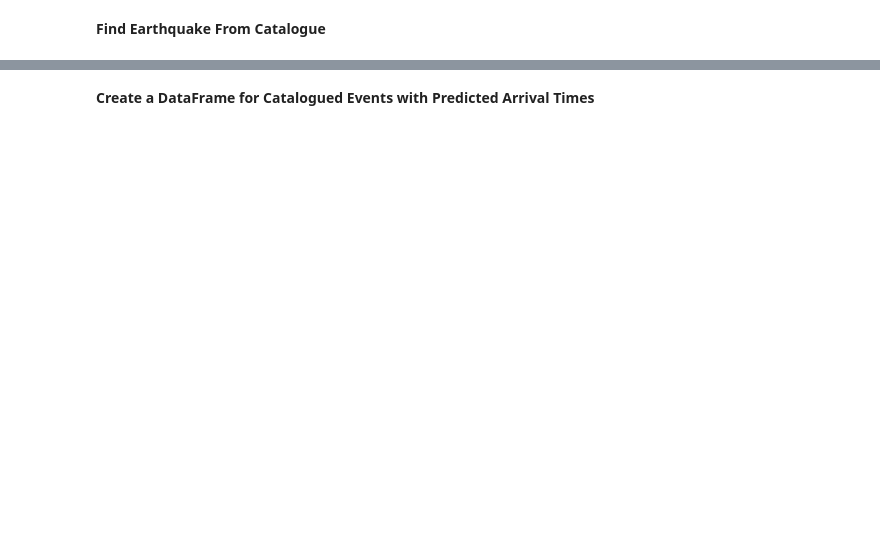
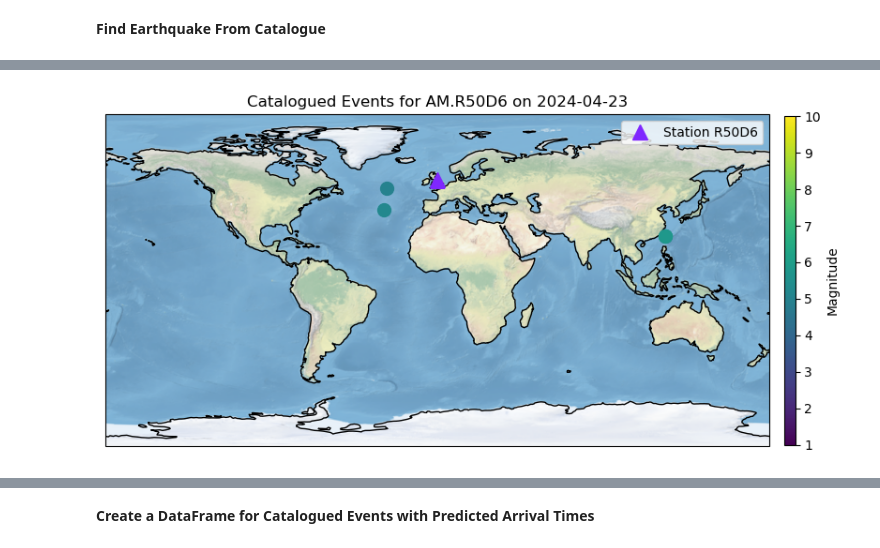
Before and after one commit to QingyuanZhangTony/Earthquake-Identification-And-Notification, a Jupyter notebook: interactiveMain.ipynb, the cells around one changed output, grey strips where cells are left out. Saved outputs shown, nothing was run; the diff lists cells and outputs as text; code cells hidden in the pictures; blank space fills up the shorter version.

```diff
--- a/interactiveMain.ipynb
+++ b/interactiveMain.ipynb
@@ -148,0 +125,4 @@ To see all events call 'print(CatalogObject.__str__(print_all=True))'
+# %%
+plot_catalogue(catalogue, station, date, fill_map=True)
+# %% [output]
+[figure, added]
```
Also changed, not shown: parts of 19 cells of this notebook, 6 other files.
